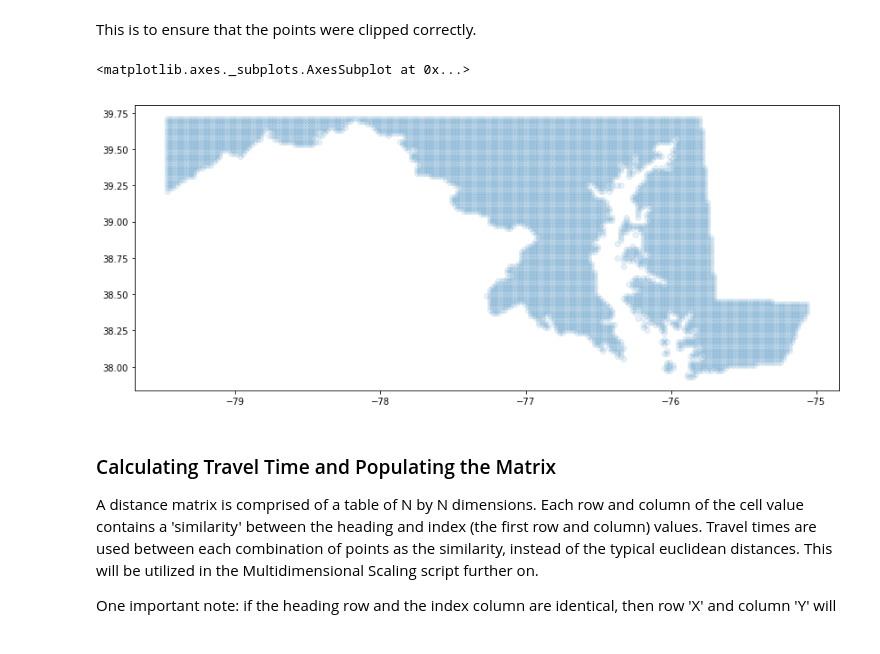
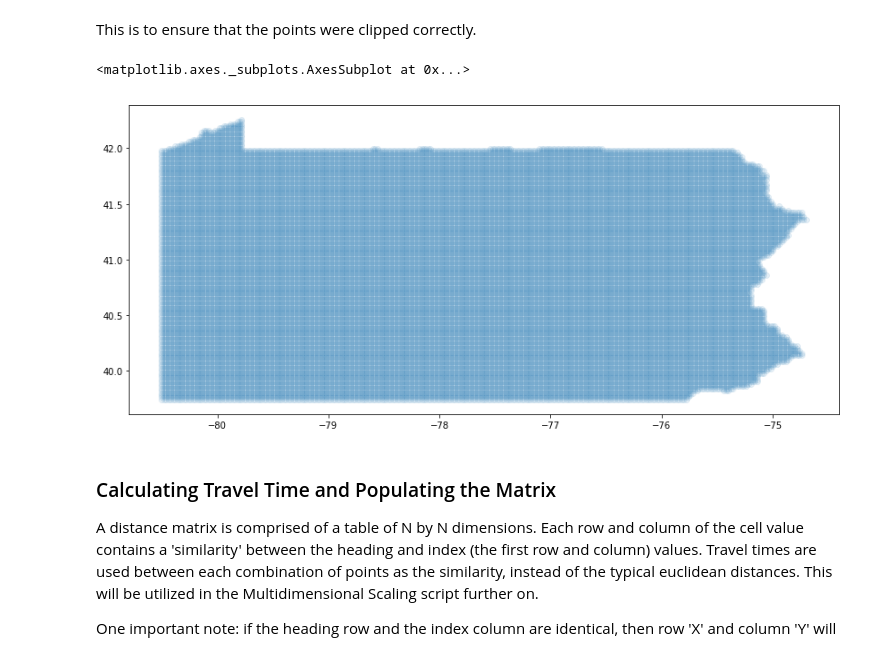
Before and after one commit to LindseyVillegas/MastersProject, a Jupyter notebook: Villegas_Final1.ipynb, the cells around one changed output. Saved outputs shown, nothing was run; the diff lists cells and outputs as text; code cells hidden in the pictures.

```diff
--- a/Villegas_Final1.ipynb
+++ b/Villegas_Final1.ipynb
@@ -87,17 +87,17 @@ This is to ensure that the points were clipped correctly.
 # %%
 # This sets Jupyter Notebook to the 'inline' backend.
 %matplotlib inline
 mpl.rcParams['figure.figsize'] = (14,14)
 
 # This pulls in the shapefile of the points after clipping them.
-pts = 'Shapes/Maryland/0.02 grid/MD_grid_2_clip.shp'
+pts = 'Shapes/Pennsylvania/0.02 grid/PA_grid_2_clip.shp'
 
 # This reads the shapefile with geopandas then plots it.
 wa_pt_grid = gpd.read_file(pts)
 wa_pt_grid.plot(alpha = .1)
 # %% [output]
 <matplotlib.axes._subplots.AxesSubplot at 0x...>
-[figure, old version]
+[figure, new version]
 # %% [markdown]
 ### Calculating Travel Time and Populating the Matrix
 
```
Also changed, not shown: parts of 1 cell of this notebook.
